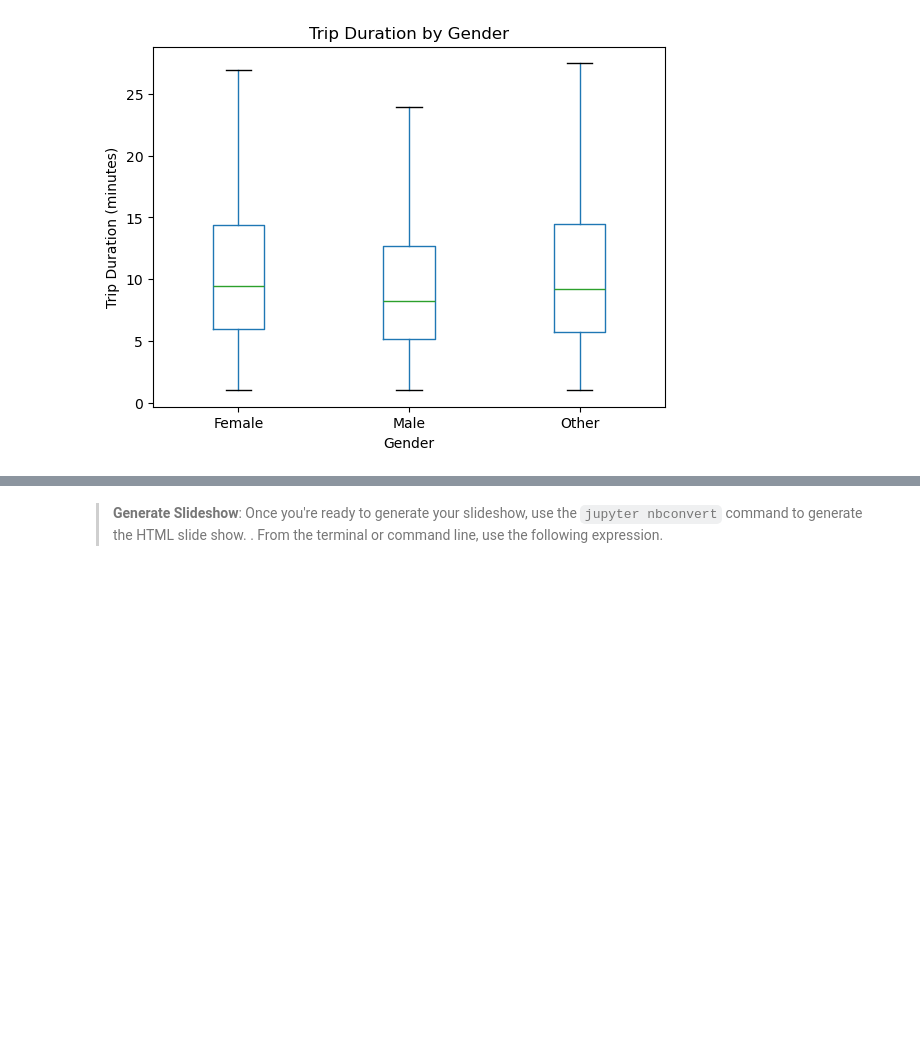
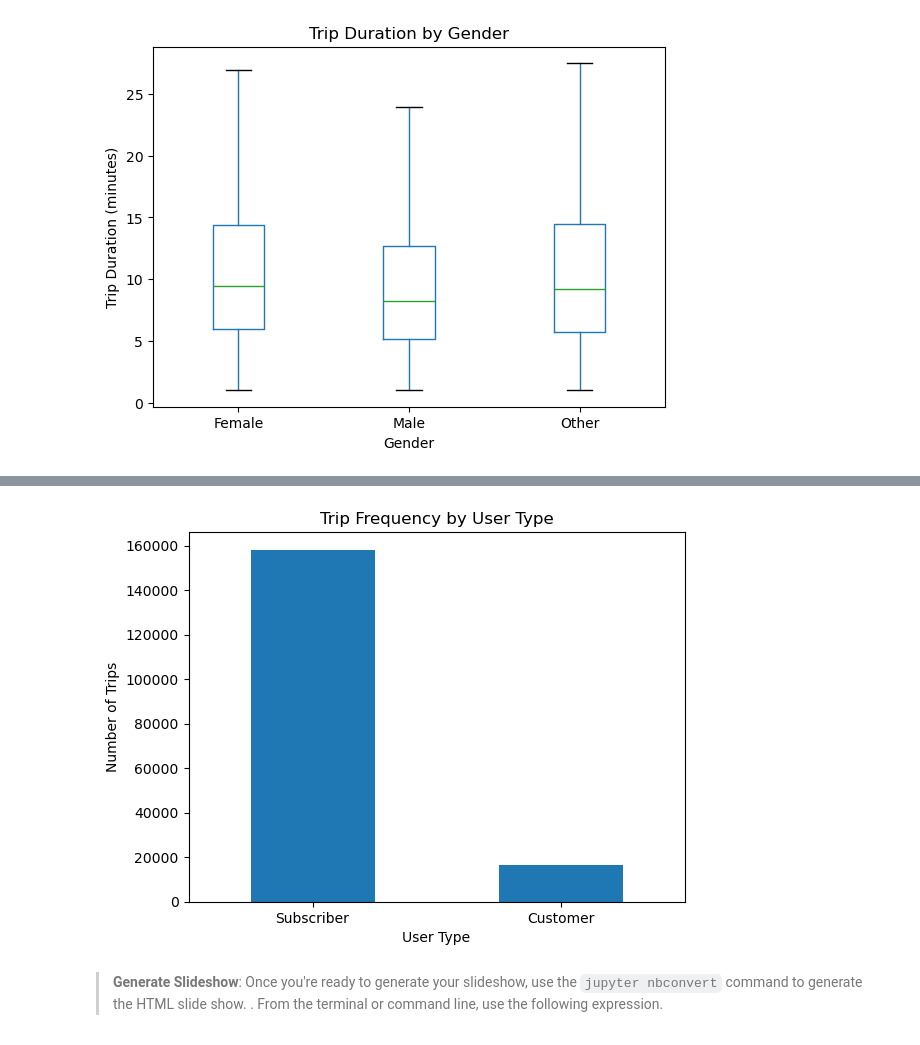
Before and after one commit to kaydee98/DataAnalytics, a Jupyter notebook: DataVisualization/Part_II_FordGoBike_slide_deck.ipynb, the cells around one changed output, grey strips where cells are left out. Drawn from its saved outputs; the diff is of its cells as text; code cells hidden in the pictures; blank space fills up the shorter version.

```diff
--- a/DataVisualization/Part_II_FordGoBike_slide_deck.ipynb
+++ b/DataVisualization/Part_II_FordGoBike_slide_deck.ipynb
@@ -111,3 +126,14 @@ plt.show();
+# %%
+# Creating a bar plot to show the frequency of trips by user type
+ford_gobike_usage_freq = ford_gobike_cleaned['user_type'].value_counts()
+ford_gobike_usage_freq.plot(kind='bar')
+plt.title('Trip Frequency by User Type')
+plt.xlabel('User Type')
+plt.ylabel('Number of Trips')
+plt.xticks(rotation=0)
+plt.show()
+# %% [output]
+[figure, added]
 # %% [markdown]
 >**Generate Slideshow**: Once you're ready to generate your slideshow, use the `jupyter nbconvert` command to generate the HTML slide show. . From the terminal or command line, use the following expression.
 # %%
```
Also changed, not shown: parts of 5 cells of this notebook.
